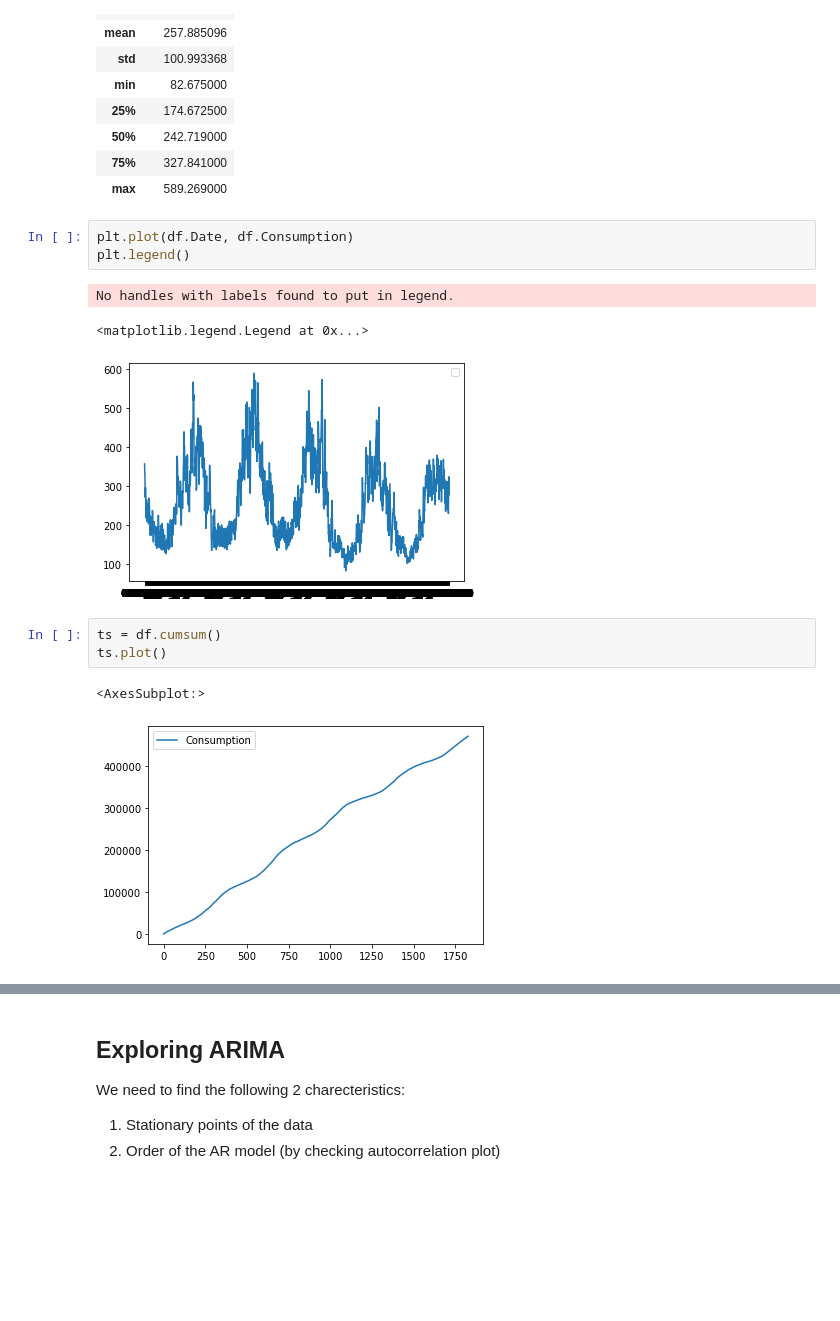
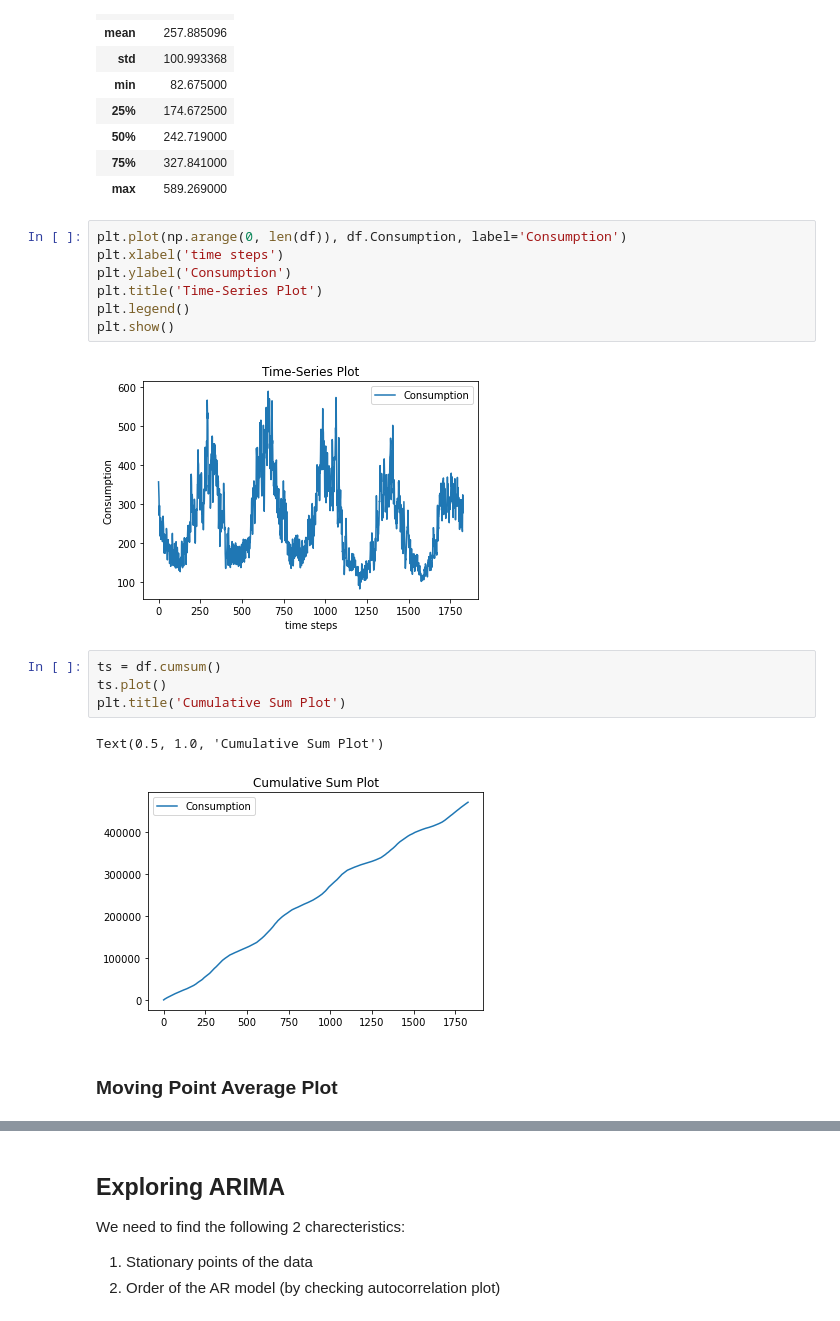
Before and after one commit to echelonx-ai/Petroineos, a Jupyter notebook: Energy_Demand/DataExploration.ipynb, the cells around one changed output, grey strips where cells are left out. Drawn from its saved outputs; the diff is of its cells as text; blank space fills up the shorter version.

```diff
--- a/Energy_Demand/DataExploration.ipynb
+++ b/Energy_Demand/DataExploration.ipynb
@@ -32,18 +42,23 @@ df.describe()
 | 75% | 327.841000 |
 | max | 589.269000 |
 # %%
-plt.plot(df.Date, df.Consumption)
+plt.plot(np.arange(0, len(df)), df.Consumption, label='Consumption')
+plt.xlabel('time steps')
+plt.ylabel('Consumption')
+plt.title('Time-Series Plot')
 plt.legend()
+plt.show()
 # %% [output]
-No handles with labels found to put in legend.
-<matplotlib.legend.Legend at 0x...>
-[figure, old version]
+[figure, new version]
 # %%
 ts = df.cumsum()
 ts.plot()
+plt.title('Cumulative Sum Plot')
 # %% [output]
-<AxesSubplot:>
+Text(0.5, 1.0, 'Cumulative Sum Plot')
-[figure, old version]
+[figure, new version]
+# %% [markdown]
+### Moving Point Average Plot
 # %%
 ma = df['Consumption'].rolling(20).mean()
 
```
Also changed, not shown: parts of 12 cells of this notebook, 2 other files.
